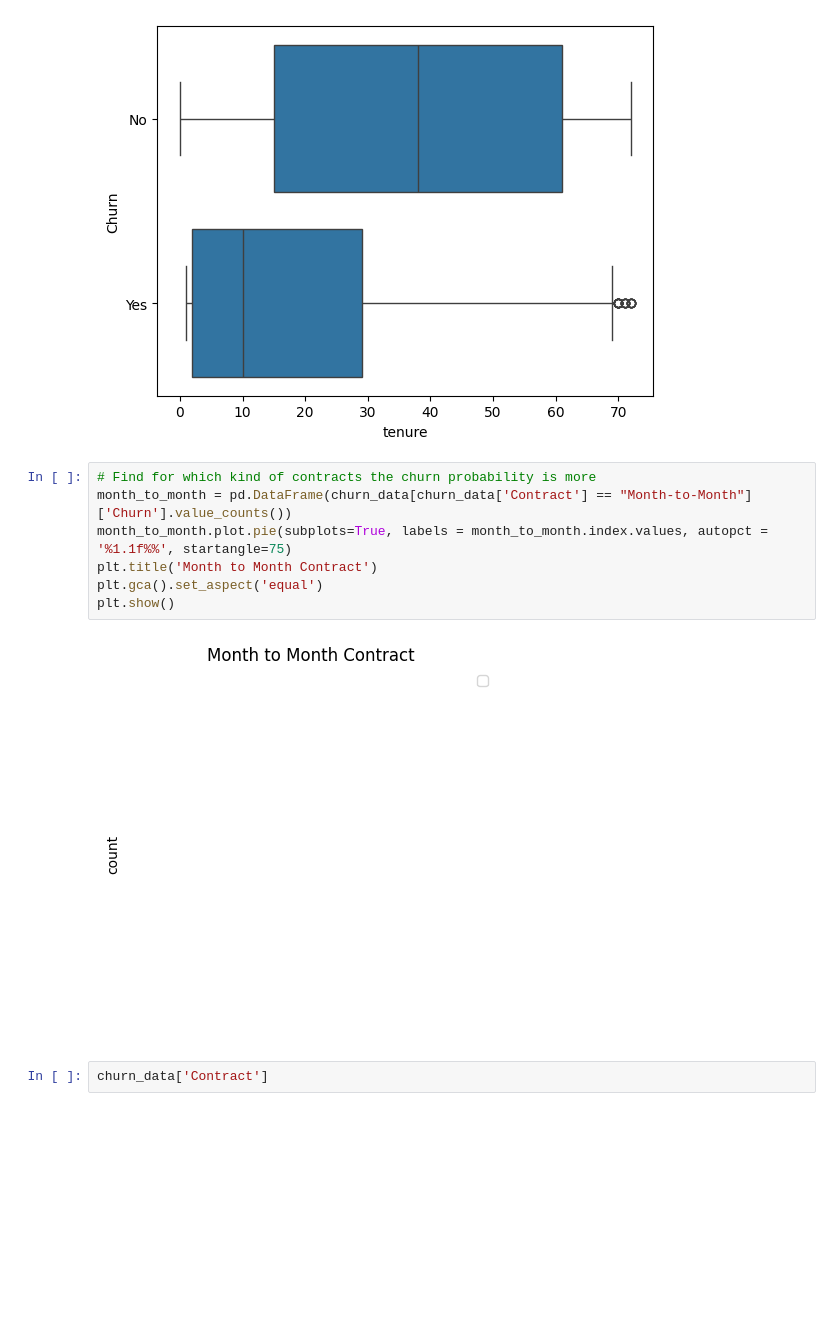
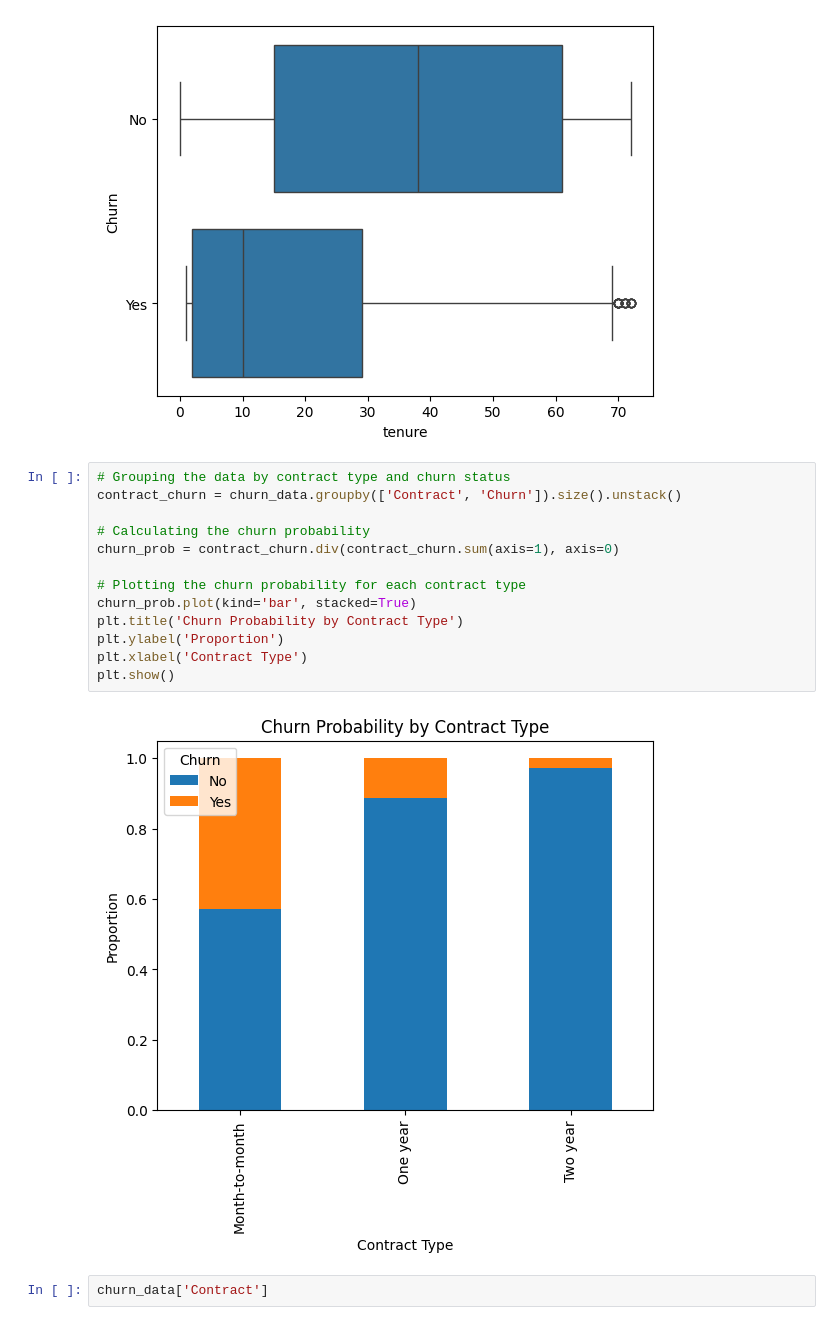
Before and after one commit to asa1997/CarPricePrediction, a Jupyter notebook: Telecom_Customer_Churn/Telecom_CustomerChurn.ipynb, the cells around one changed output. Saved outputs shown, nothing was run; the diff lists cells and outputs as text; blank space fills up the shorter version.

```diff
--- a/Telecom_Customer_Churn/Telecom_CustomerChurn.ipynb
+++ b/Telecom_Customer_Churn/Telecom_CustomerChurn.ipynb
@@ -166,15 +166,21 @@ plt.show()  # Displays the plot
 plt1 = sns.boxplot(x='tenure', y='Churn', data=churn_data)
 # %% [output]
 [figure]
-# %%
-# Find for which kind of contracts the churn probability is more
-month_to_month = pd.DataFrame(churn_data[churn_data['Contract'] == "Month-to-Month"]['Churn'].value_counts())
-month_to_month.plot.pie(subplots=True, labels = month_to_month.index.values, autopct = '%1.1f%%', startangle=75)
-plt.title('Month to Month Contract')
-plt.gca().set_aspect('equal')
-plt.show()
-# %% [output]
-[figure, removed]
+# %%
+# Grouping the data by contract type and churn status
+contract_churn = churn_data.groupby(['Contract', 'Churn']).size().unstack()
+
+# Calculating the churn probability
+churn_prob = contract_churn.div(contract_churn.sum(axis=1), axis=0)
+
+# Plotting the churn probability for each contract type
+churn_prob.plot(kind='bar', stacked=True)
+plt.title('Churn Probability by Contract Type')
+plt.ylabel('Proportion')
+plt.xlabel('Contract Type')
+plt.show()
+# %% [output]
+[figure, added]
 # %%
 churn_data['Contract']
 # %% [output]
```
